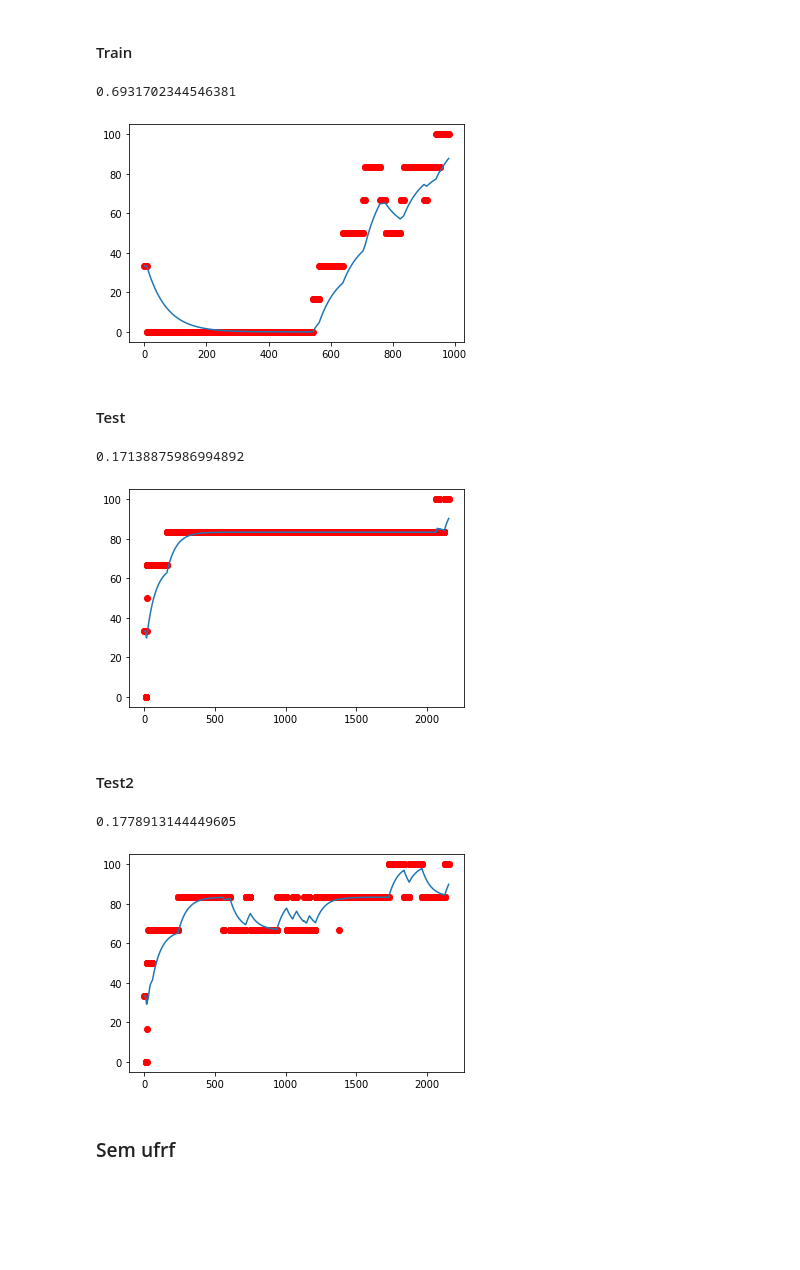
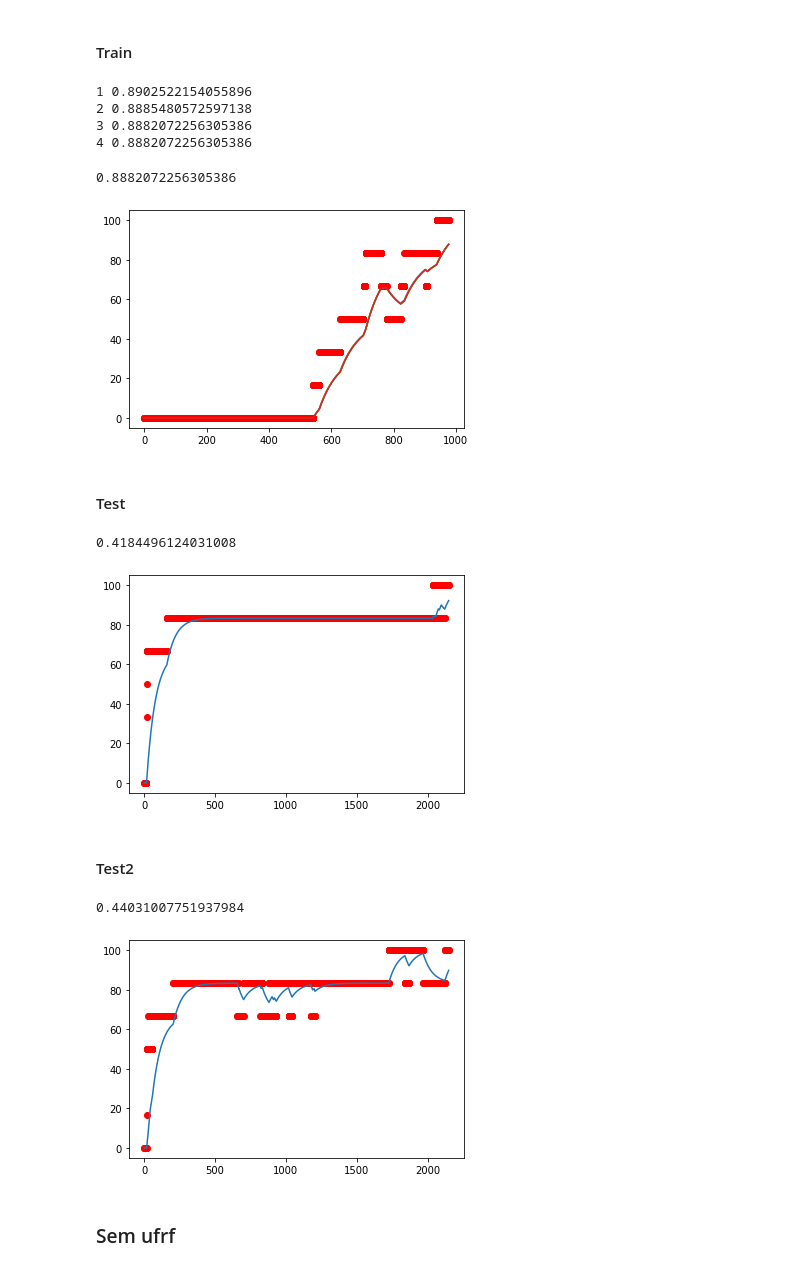
Before and after one commit to LeandroMoura3/neoprog, a Jupyter notebook: weibull_sfam.ipynb, the cells around one changed output. Saved outputs shown, nothing was run; the diff lists cells and outputs as text; code cells hidden in the pictures; blank space fills up the shorter version.

```diff
--- a/weibull_sfam.ipynb
+++ b/weibull_sfam.ipynb
@@ -1526,29 +1478,44 @@ print(study.best_trial.params)
 #### Train
 # %%
 # sfam['MaxAbs_Shuffle'] = SFAM(alpha = 1.6567020207018912, rho = 0.037607532992751984, beta = 0.7324093401615666, epsilon = 0.0007816538021598521, uncommited_value = 0.8279089243935547)
-order = 4
-sfam['MaxAbs_Shuffle'] = SFAM(alpha = 469485651.63208663, rho = 2.6688818345839734e-05, beta = 0.5900653734072322, epsilon = 1.0428311616811367e-08, uncommited_value = 0.6765298014258014)
+# order = 4
+# sfam['MaxAbs_Shuffle'] = SFAM(alpha = 469485651.63208663, rho = 2.6688818345839734e-05, beta = 0.5900653734072322, epsilon = 1.0428311616811367e-08, uncommited_value = 0.6765298014258014)
+# order = 16
+# sfam['MaxAbs_Shuffle'] = SFAM(alpha = 5.101005052299004e-07, rho = 2.9019542435177472e-06, beta = 0.5300322471842625, epsilon = 1.0093954849744568e-09, uncommited_value = 0.4448266074469005)
+# order = 16
+# sfam['MaxAbs_Shuffle'] = SFAM(input_size = order * 3, alpha = 5.101005052299004e-07, rho = 2.9019542435177472e-06, beta = 0.5300322471842625, epsilon = 1.0093954849744568e-09, uncommited_value = 0.4448266074469005)
+# order = 12
+# sfam = SFAM(input_size = order * 3, alpha = 1.023427780655904e-10, rho = 1.6114292487033596e-06, beta = 0.5031809747284917, epsilon = 1.232600666953519e-10, uncommited_value = 0.7659769453726445)
 
-sfam['MaxAbs_Shuffle'].shuffle_nasa_train(lambda x: datasets['train'][x]['ufrf']['MaxAbs_Cliped']['data'], 392, order)
-sfam['MaxAbs_Shuffle'].predict_nasa(lambda x: datasets['train'][x]['MaxAbs_Cliped']['data'], 392, order)
+order = 7
+sfam = SFAM(input_size = order * 3, alpha = 1.2223174796717748e-10, rho = 0.1430959157918358, beta = 0.5454859900782669, epsilon = 8.212173681105434e-05, uncommited_value = 0.3920257677752905)
+
+sfam.shuffle_nasa_train_check(lambda x: datasets['train'][x]['ufrf']['MaxAbs_Cliped']['data'], lambda x: datasets['train'][x]['MaxAbs_Cliped']['data'], 392, 392, order)
+
+# sfam.train_nasa(lambda x: datasets['train'][x]['ufrf']['MaxAbs_Cliped']['data'], 392, order)
+# sfam.predict_nasa(lambda x: datasets['train'][x]['MaxAbs_Cliped']['data'], 392, order)
 # %% [output]
-0.6931702344546381
+1 0.8902522154055896
+2 0.8885480572597138
+3 0.8882072256305386
+4 0.8882072256305386
+0.8882072256305386
-[figure, old version]
+[figure, new version]
 # %% [markdown]
 #### Test
 # %%
-sfam['MaxAbs_Shuffle'].prune()
-sfam['MaxAbs_Shuffle'].predict_nasa(lambda x: datasets['test'][x]['MaxAbs_Cliped']['data'], -1, order)
+sfam.prune()
+sfam.predict_nasa(lambda x: datasets['test'][x]['MaxAbs_Cliped']['data'], -1, order)
 # %% [output]
-0.17138875986994892
+0.4184496124031008
-[figure, old version]
+[figure, new version]
 # %% [markdown]
 #### Test2
 # %%
-sfam['MaxAbs_Shuffle'].predict_nasa(lambda x: datasets['test2'][x]['MaxAbs_Cliped']['data'], -1, order)
+sfam.predict_nasa(lambda x: datasets['test2'][x]['MaxAbs_Cliped']['data'], -1, order)
 # %% [output]
-0.1778913144449605
+0.44031007751937984
-[figure, old version]
+[figure, new version]
 # %% [markdown]
 ### Sem ufrf
 # %%
```
Also changed, not shown: parts of 44 cells of this notebook, 22 other files.
